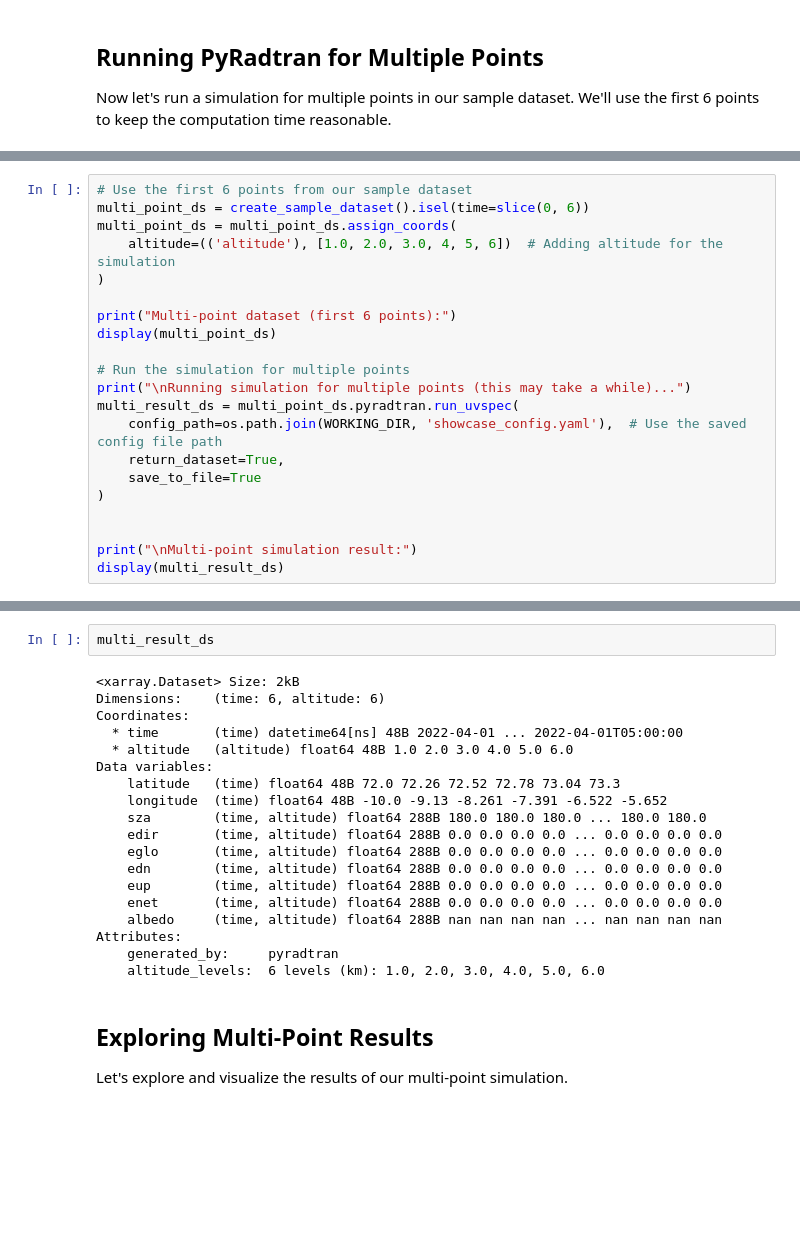
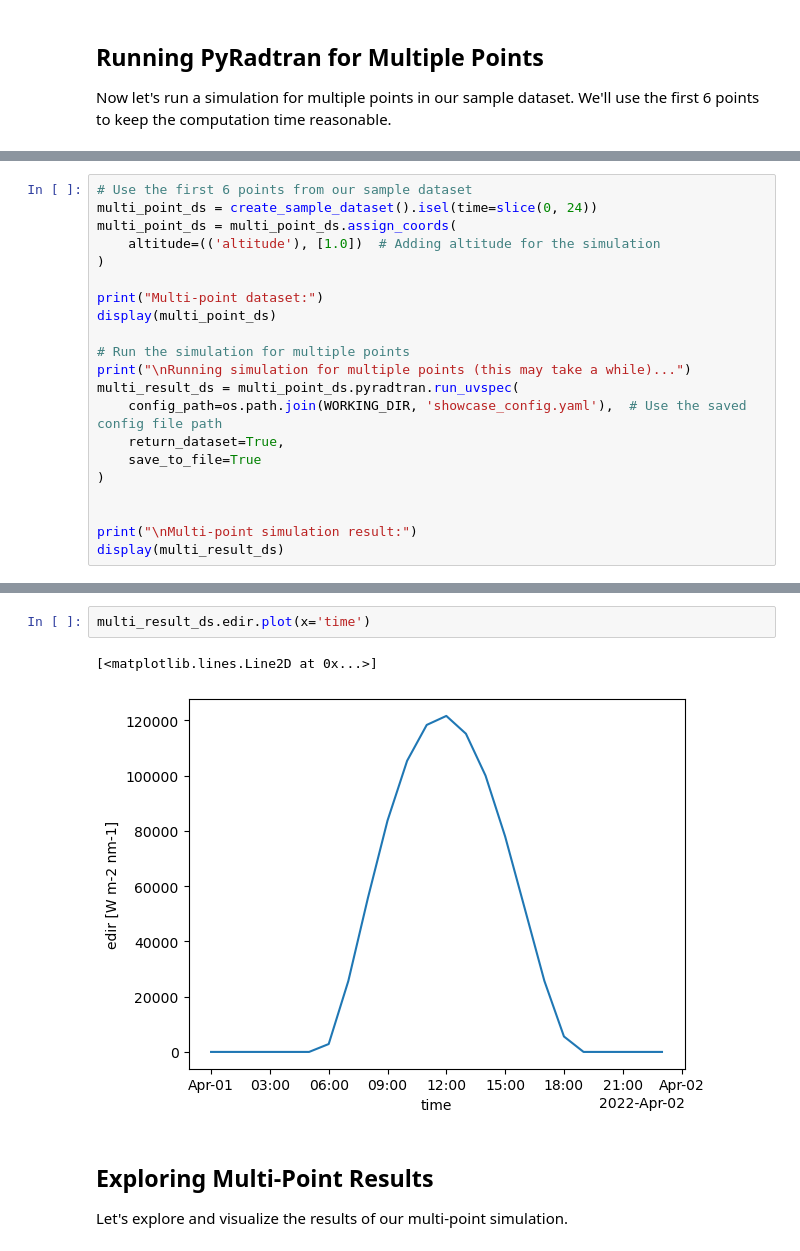
Before and after one commit to FranzFlink/pyRadtran, a Jupyter notebook: notebooks/example1.ipynb, the cells around one changed output, grey strips where cells are left out. Drawn from its saved outputs; the diff is of its cells as text; blank space fills up the shorter version.

```diff
--- a/notebooks/example1.ipynb
+++ b/notebooks/example1.ipynb
@@ -381,11 +374,11 @@ Attributes:
 # %%
 # Use the first 6 points from our sample dataset
-multi_point_ds = create_sample_dataset().isel(time=slice(0, 6))
+multi_point_ds = create_sample_dataset().isel(time=slice(0, 24))
 multi_point_ds = multi_point_ds.assign_coords(
-    altitude=(('altitude'), [1.0, 2.0, 3.0, 4, 5, 6])  # Adding altitude for the simulation
+    altitude=(('altitude'), [1.0])  # Adding altitude for the simulation
 )
 
-print("Multi-point dataset (first 6 points):")
+print("Multi-point dataset:")
 display(multi_point_ds)
 
 # Run the simulation for multiple points
@@ -404,24 +448,8 @@ NameError: name 'create_sample_dataset' is not defined
 # %%
-multi_result_ds
+multi_result_ds.edir.plot(x='time')
 # %% [output]
-<xarray.Dataset> Size: 2kB
-Dimensions:    (time: 6, altitude: 6)
-Coordinates:
-  * time       (time) datetime64[ns] 48B 2022-04-01 ... 2022-04-01T05:00:00
-  * altitude   (altitude) float64 48B 1.0 2.0 3.0 4.0 5.0 6.0
-Data variables:
-    latitude   (time) float64 48B 72.0 72.26 72.52 72.78 73.04 73.3
-    longitude  (time) float64 48B -10.0 -9.13 -8.261 -7.391 -6.522 -5.652
-    sza        (time, altitude) float64 288B 180.0 180.0 180.0 ... 180.0 180.0
-    edir       (time, altitude) float64 288B 0.0 0.0 0.0 0.0 ... 0.0 0.0 0.0 0.0
-    eglo       (time, altitude) float64 288B 0.0 0.0 0.0 0.0 ... 0.0 0.0 0.0 0.0
-    edn        (time, altitude) float64 288B 0.0 0.0 0.0 0.0 ... 0.0 0.0 0.0 0.0
-    eup        (time, altitude) float64 288B 0.0 0.0 0.0 0.0 ... 0.0 0.0 0.0 0.0
-    enet       (time, altitude) float64 288B 0.0 0.0 0.0 0.0 ... 0.0 0.0 0.0 0.0
-    albedo     (time, altitude) float64 288B nan nan nan nan ... nan nan nan nan
-Attributes:
-    generated_by:     pyradtran
-    altitude_levels:  6 levels (km): 1.0, 2.0, 3.0, 4.0, 5.0, 6.0
+[<matplotlib.lines.Line2D at 0x...>]
+[figure, added]
 # %% [markdown]
 ## Exploring Multi-Point Results
 
```
Also changed, not shown: parts of 13 cells of this notebook, 2 other files.
